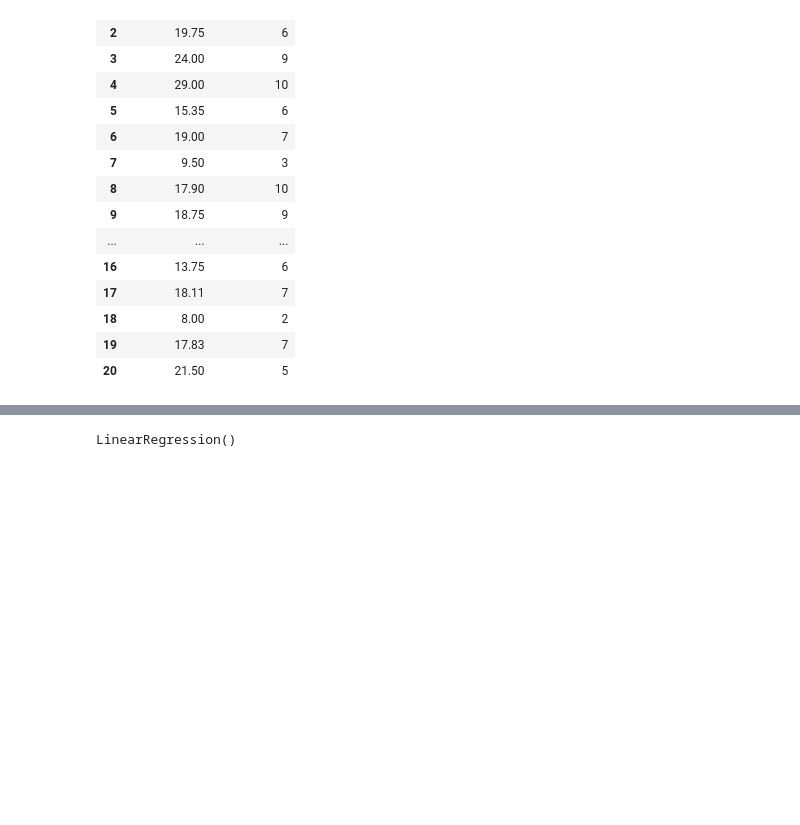
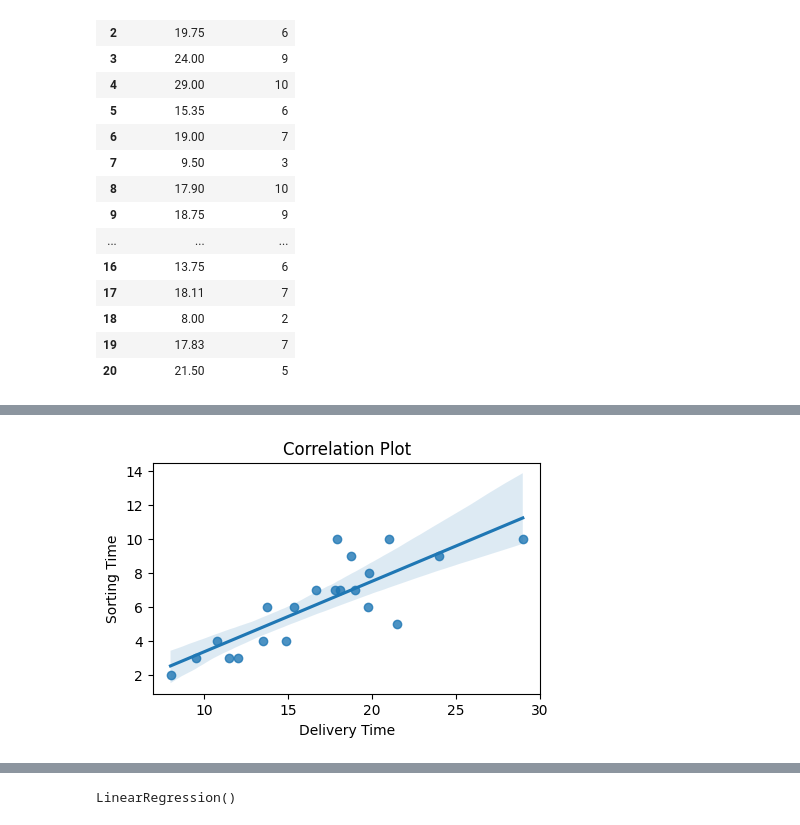
Before and after one commit to its-relative/Excelr, a Jupyter notebook: assignments/simplelinearreg/deliveryScaled.ipynb, the cells around one changed output, grey strips where cells are left out. Cells and saved outputs as stored; diff of their text form; code cells hidden in the pictures; blank space fills up the shorter version.

```diff
--- a/assignments/simplelinearreg/deliveryScaled.ipynb
+++ b/assignments/simplelinearreg/deliveryScaled.ipynb
@@ -29,0 +105,7 @@ from sklearn.preprocessing import StandardScaler
+# %%
+plt.figure(figsize=[5,3])
+sns.regplot(x = "Delivery Time", y="Sorting Time", data = df)
+plt.title("Correlation Plot")
+plt.show()
+# %% [output]
+[figure, added]
```
Also changed, not shown: parts of 59 cells of this notebook.
